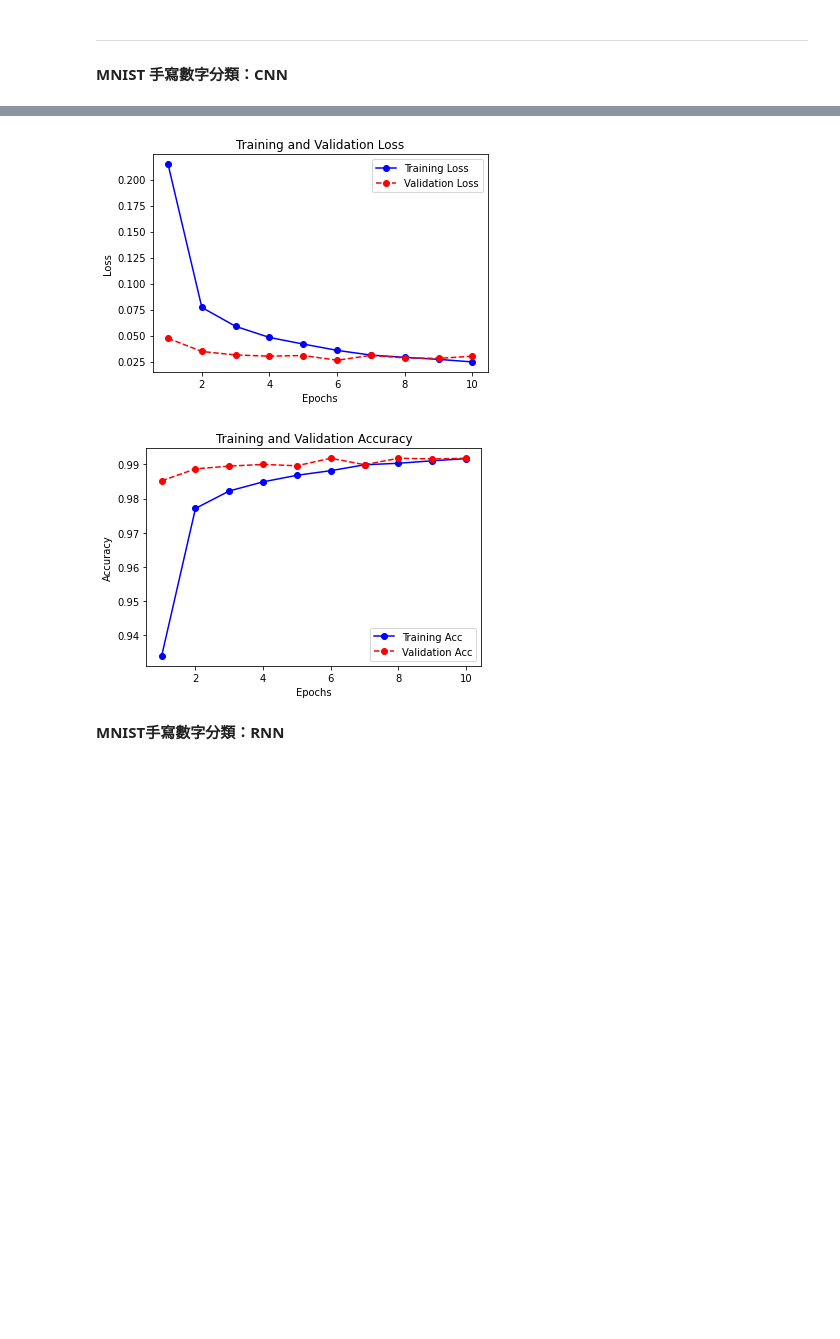
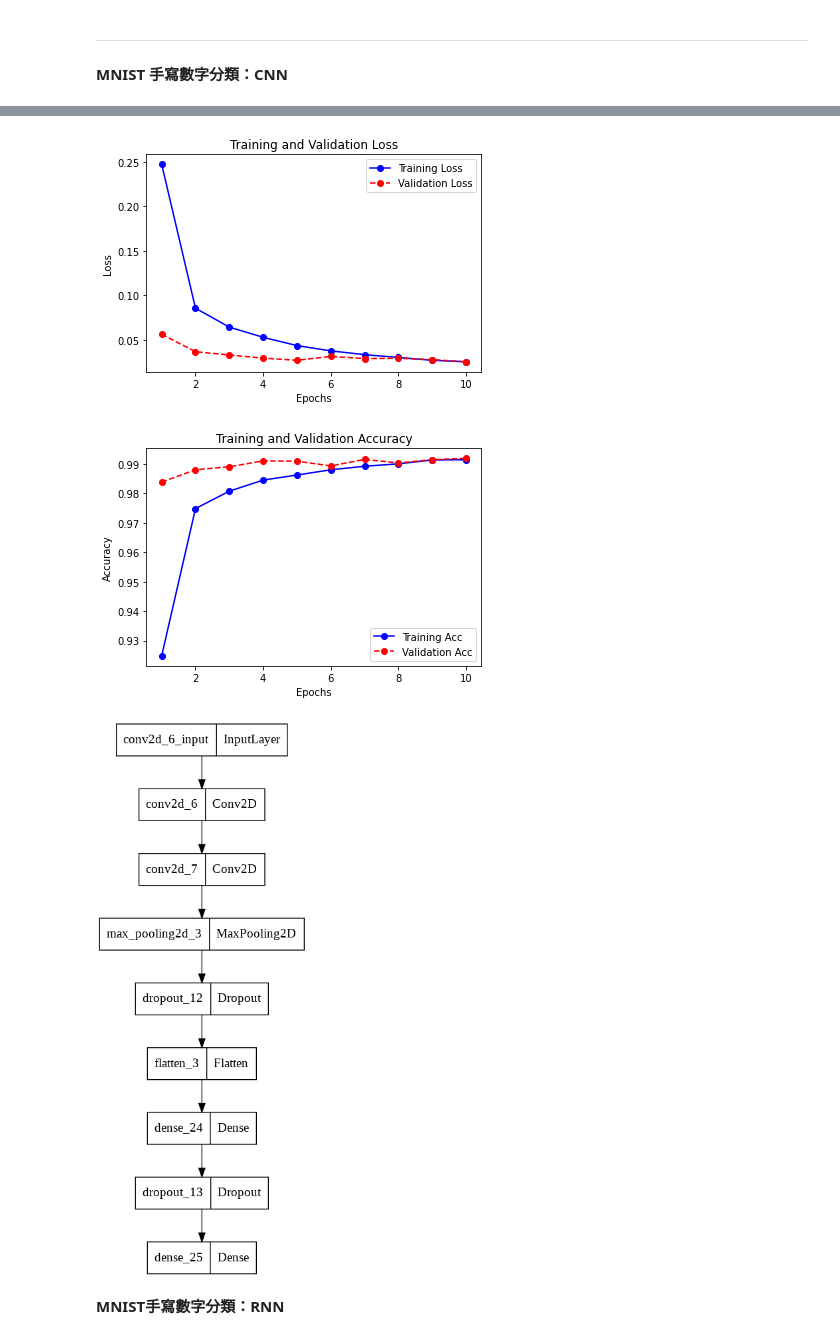
Before and after one commit to alan-chen-lab/MNIST, a Jupyter notebook: MNIST手寫辨識.ipynb, the cells around one changed output, grey strips where cells are left out. Saved outputs shown, nothing was run; the diff lists cells and outputs as text; code cells hidden in the pictures; blank space fills up the shorter version.

```diff
--- a/MNIST手寫辨識.ipynb
+++ b/MNIST手寫辨識.ipynb
@@ -126,18 +130,21 @@ else:
     x_test = x_test.reshape(x_test.shape[0], img_rows, img_cols, 1)
     input_shape = (img_rows, img_cols, 1)
 
+# 將 28*28 圖片轉換成 784 的向量
 x_train = x_train.astype('float32')
 x_test = x_test.astype('float32')
+# 因為是固定範圍, 所以執行正規化, 從 0-255 至 0-1
 x_train /= 255
 x_test /= 255
 print('x_train shape:', x_train.shape)
 print(x_train.shape[0], 'train samples')
 print(x_test.shape[0], 'test samples')
 
-# 將類向量轉換為二進制類矩陣
+# 將類向量轉換為二進制類矩陣(One-hot編碼)
 y_train = to_categorical(y_train, num_classes)
 y_test = to_categorical(y_test, num_classes)
 
+# 定義模型
 model = Sequential()
 model.add(Conv2D(32, kernel_size=(3, 3),
                  activation='relu',
@@ -150,9 +157,11 @@ model.add(Dense(128, activation='relu'))
 model.add(Dropout(0.5))
 model.add(Dense(num_classes, activation='softmax'))
 
+# 編譯模型
 model.compile(loss="categorical_crossentropy", optimizer="adam",
               metrics=["accuracy"])
 
+# 訓練模型
 history = model.fit(x_train, y_train,
           batch_size=batch_size,
           epochs=epochs,
@@ -163,7 +172,7 @@ print("\nTesting ...")
 score = model.evaluate(x_train, y_train, verbose=0)
 print("訓練資料集的準確度 = ", score[1])
 print("訓練資料集的損失度 = ", score[0])
-score = model.evaluate(x_test, y_test, verbose=0)
+score1 = model.evaluate(x_test, y_test, verbose=0)
 print("測試資料集的準確度 = ", score1[1])
 print("測試資料集的損失度 = ", score1[0])
 
@@ -189,6 +198,9 @@ plt.xlabel("Epochs")
 plt.ylabel("Accuracy")
 plt.legend()
 plt.show()
+
+from keras.utils.vis_utils import plot_model
+plot_model(model, to_file='CNN　model.png')
 # %% [output]
 x_train shape: (60000, 28, 28, 1)
 60000 train samples
@@ -210,4 +222,5 @@ Epoch 5/10
-[figure, old version]
+[figure, new version]
-[figure, old version]
+[figure, new version]
+[figure, added]
 # %% [markdown]
 **MNIST手寫數字分類：RNN**
```
Also changed, not shown: parts of 3 cells of this notebook.
